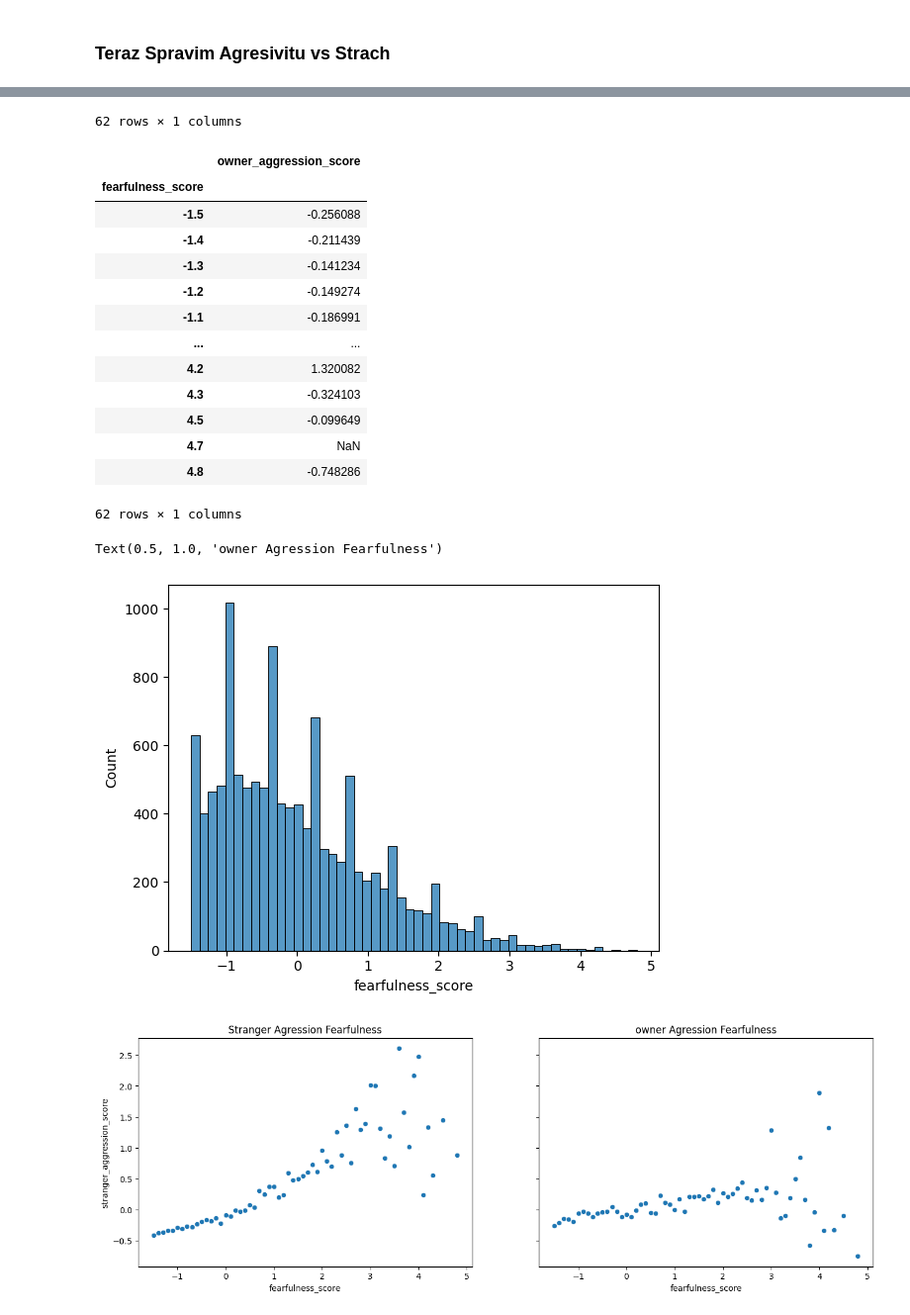
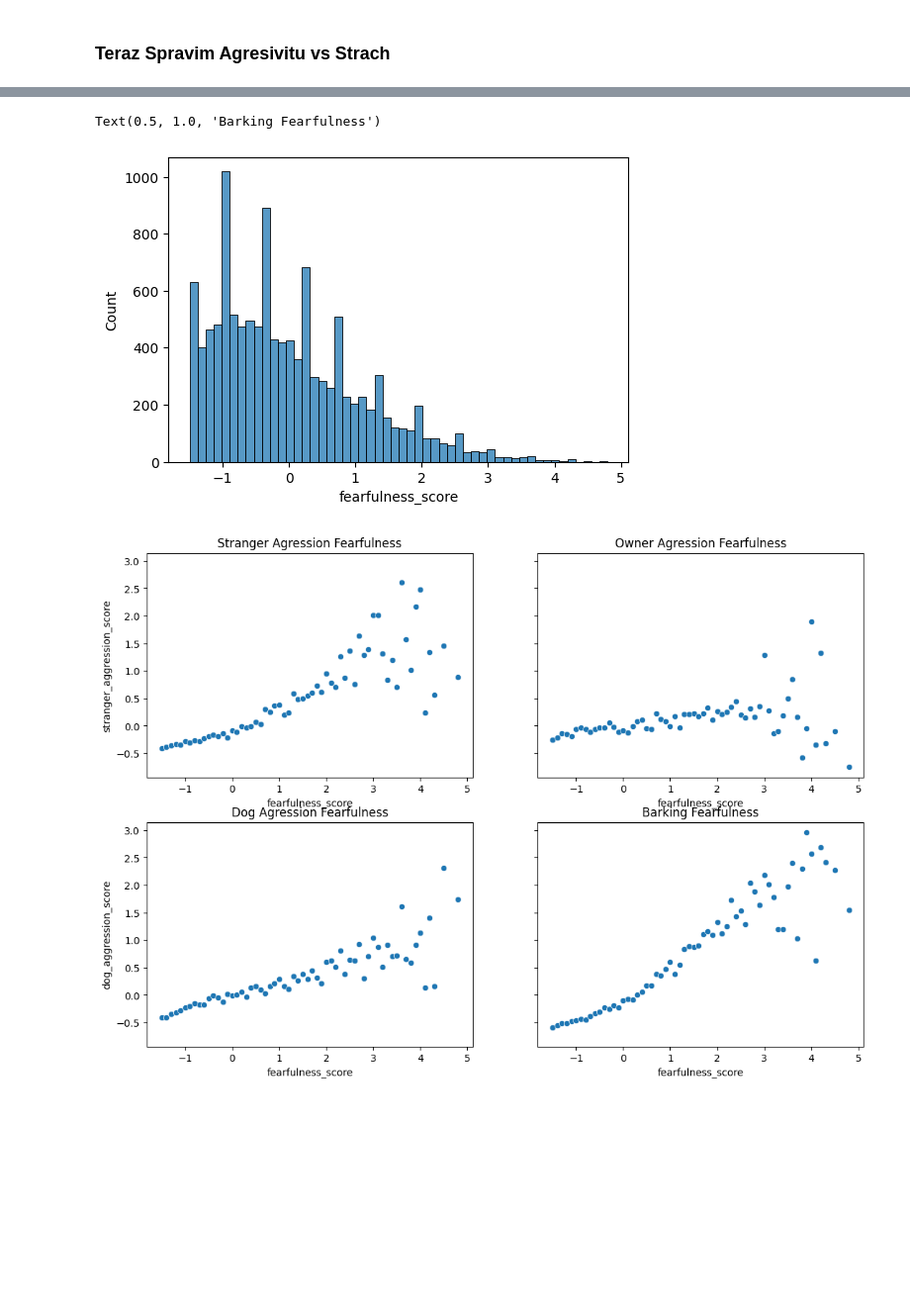
Before and after one commit to Retr-1/AnalyzaPsy, a Jupyter notebook: Analyza_psy_Timo.ipynb, the cells around one changed output, grey strips where cells are left out. Shown: that part at 99% size. Saved outputs shown, nothing was run; the diff lists cells and outputs as text; code cells hidden in the pictures; blank space fills up the shorter version.

```diff
--- a/Analyza_psy_Timo.ipynb
+++ b/Analyza_psy_Timo.ipynb
@@ -282,20 +297,33 @@ psy4["fearfulness_score"] = psy4["fearfulness_score"].round(1)
 
 psy4_stranger = psy4.groupby("fearfulness_score")["stranger_aggression_score"].mean()
 psy4_stranger = pd.DataFrame(psy4_stranger)
-display(psy4_stranger)
+# display(psy4_stranger)
 
 psy4_owner = psy4.groupby("fearfulness_score")["owner_aggression_score"].mean()
 psy4_owner = pd.DataFrame(psy4_owner)
-display(psy4_owner)
+# display(psy4_owner)
 
+psy4_dog = psy4.groupby("fearfulness_score")["dog_aggression_score"].mean()
+psy4_dog = pd.DataFrame(psy4_dog)
+# display(psy4_dog)
+
+psy4_barking = psy4.groupby("fearfulness_score")["barking_score"].mean()
+psy4_barking = pd.DataFrame(psy4_barking)
+# display(psy4_barking)
+
+figure, ax = plt.subplots(1, 1, figsize=(6, 4), sharey=True)
 ax = sns.histplot(data=psy4, x="fearfulness_score")
 
-figure, axes = plt.subplots(1, 2, figsize=(16, 5), sharey=True)
-sns.scatterplot(x=psy4_stranger.index, y=psy4_stranger["stranger_aggression_score"], ax=axes[0])
-axes[0].set_title("Stranger Agression Fearfulness")
-sns.scatterplot(x=psy4_owner.index, y=psy4_owner["owner_aggression_score"], ax=axes[1])
-axes[1].set_title("owner Agression Fearfulness")
+figure, axes = plt.subplots(2, 2, figsize=(13, 9), sharey=True)
+sns.scatterplot(x=psy4_stranger.index, y=psy4_stranger["stranger_aggression_score"], ax=axes[0][0])
+axes[0][0].set_title("Stranger Agression Fearfulness")
 
+sns.scatterplot(x=psy4_owner.index, y=psy4_owner["owner_aggression_score"], ax=axes[0][1])
+axes[0][1].set_title("Owner Agression Fearfulness")
 
-### Este dokoncit tretiu agresivitu
+sns.scatterplot(x=psy4_dog.index, y=psy4_dog["dog_aggression_score"], ax=axes[1][0])
+axes[1][0].set_title("Dog Agression Fearfulness")
+
+sns.scatterplot(x=psy4_dog.index, y=psy4_barking["barking_score"], ax=axes[1][1])
+axes[1][1].set_title("Barking Fearfulness")
 # %% [output]
@@ -315,18 +330,3 @@ axes[1].set_title("owner Agression Fearfulness")
-62 rows × 1 columns
+Text(0.5, 1.0, 'Barking Fearfulness')
-|  | owner_aggression_score |
-| fearfulness_score |  |
-| -1.5 | -0.256088 |
-| -1.4 | -0.211439 |
-| -1.3 | -0.141234 |
-| -1.2 | -0.149274 |
-| -1.1 | -0.186991 |
-| ... | ... |
-| 4.2 | 1.320082 |
-| 4.3 | -0.324103 |
-| 4.5 | -0.099649 |
-| 4.7 | NaN |
-| 4.8 | -0.748286 |
-62 rows × 1 columns
-Text(0.5, 1.0, 'owner Agression Fearfulness')
-[figure, old version]
+[figure, new version]
-[figure, old version]
+[figure, new version]
```
Also changed, not shown: parts of 7 cells of this notebook, 1 other file.
